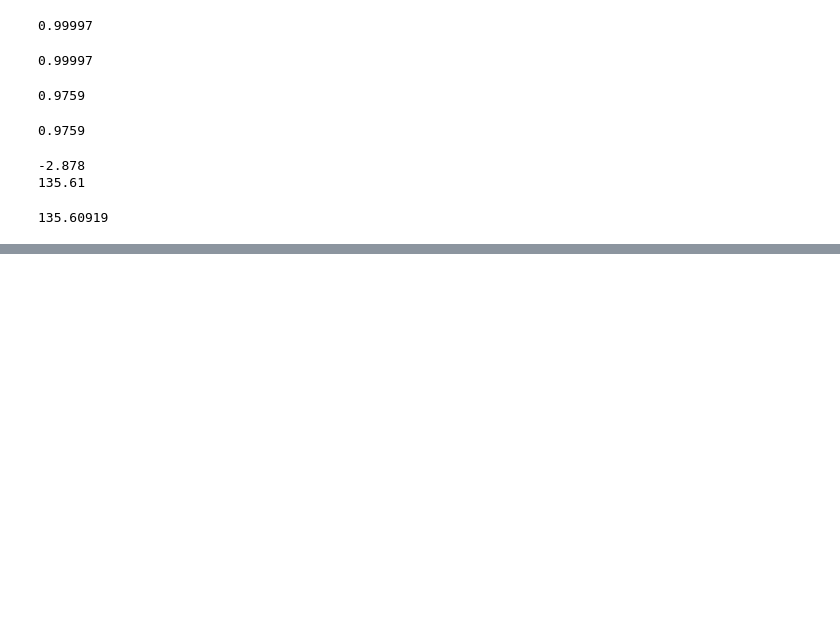
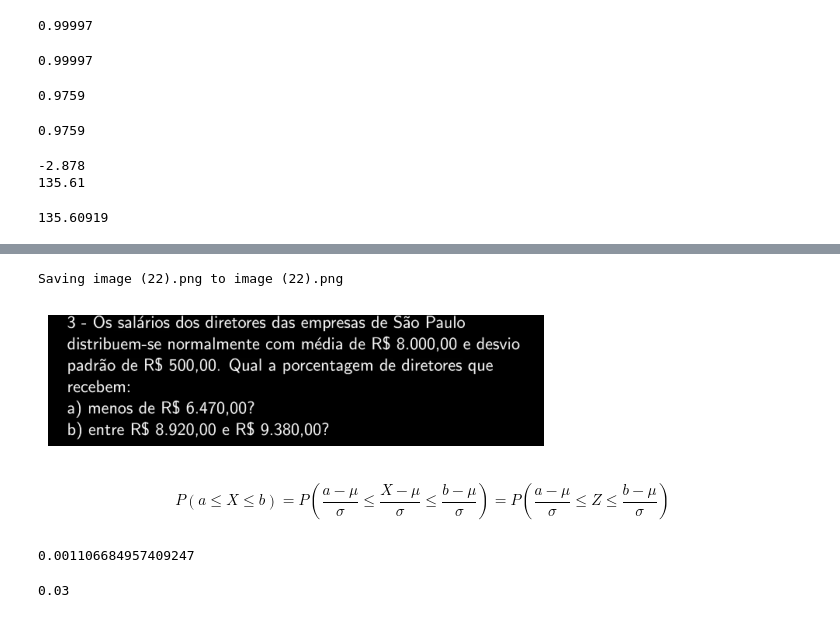
Before and after one commit to MArcoAEAandrade/Estudos-sobre-modelos-estat-sticos, a Jupyter notebook: Aulas_de_modelos_contínuos.ipynb, the cells around one changed output, grey strips where cells are left out. Drawn from its saved outputs; the diff is of its cells as text; code cells hidden in the pictures; blank space fills up the shorter version.

```diff
--- a/Aulas_de_modelos_contínuos.ipynb
+++ b/Aulas_de_modelos_contínuos.ipynb
@@ -376,0 +414,8 @@ print(round((p),5))
+# %%
+uploaded = files.upload()
+img = Image.open("image (22).png")
+
+plt.imshow(img)
+plt.axis("off")
+plt.show()
+# %% [output]
@@ -376,0 +423,43 @@ print(round((p),5))
+Saving image (22).png to image (22).png
+[figure, added]
+# %% [markdown]
+$$
+P(a \leq X \leq b)
+=
+P\left(
+\frac{a-\mu}{\sigma}
+\leq
+\frac{X-\mu}{\sigma}
+\leq
+\frac{b-\mu}{\sigma}
+\right)
+=
+P\left(
+\frac{a-\mu}{\sigma}
+\leq
+Z
+\leq
+\frac{b-\mu}{\sigma}
+\right)
+$$
+# %%
+#a) menos de 6.470,00 reais / P(X <= 6470)
+u = 8000 #reais
+dp = 500 #reais
+a = 6470 #reais
+
+p = st.norm.cdf(a, loc=u, scale=dp)
+print (p)
+# %% [output]
+0.001106684957409247
+# %%
+#dados
+#b) entre 8.920,00 e 9.380,00 / P(8.920,00 => X <= 9.380,00)
+u = 8000 #reais
+dp = 500 #reais
+a = 8920 #reais
+b = 9380 #reais
+p = st.norm.cdf(b, loc=u, scale=dp) - st.norm.cdf(a, loc=u, scale=dp)
+print(round((p),4))
+# %% [output]
+0.03
```
Also changed, not shown: parts of 6 cells of this notebook.
